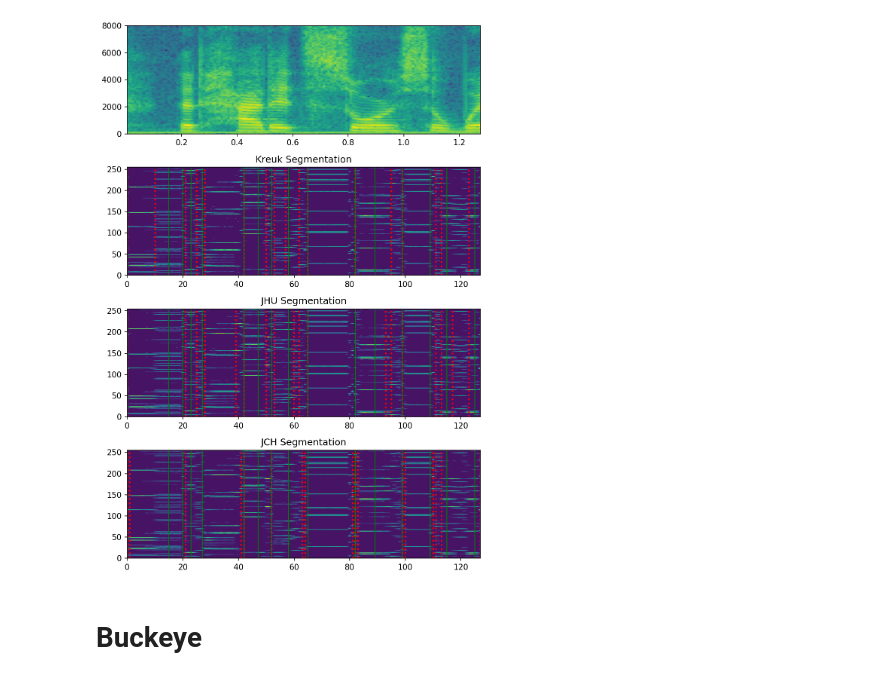
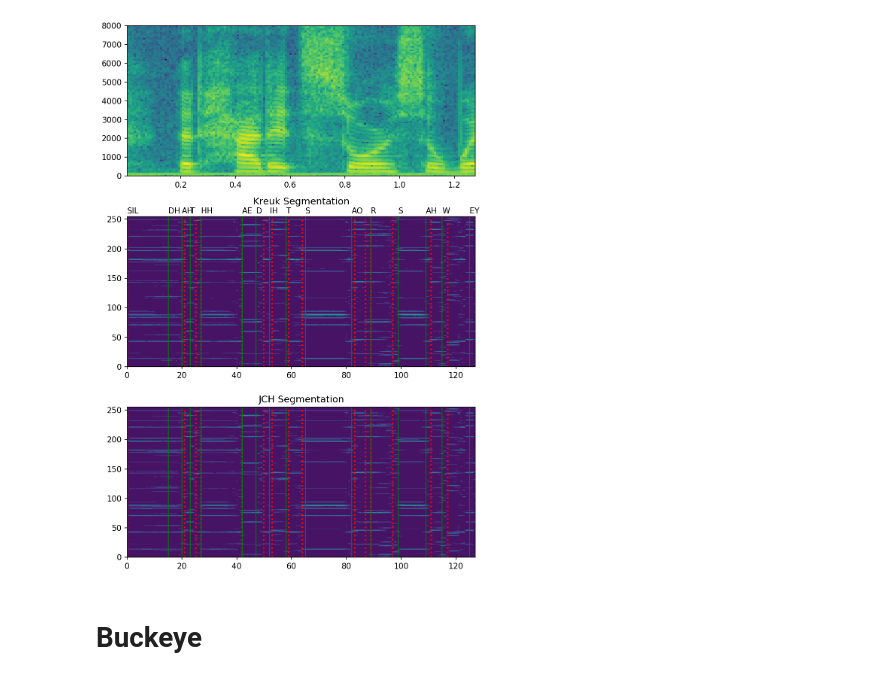
Before and after one commit to anuragkumar95/CPC_audio, a Jupyter notebook: segmentation_visualization.ipynb, the cells around one changed output. Saved outputs shown, nothing was run; the diff lists cells and outputs as text; code cells hidden in the pictures.

```diff
--- a/segmentation_visualization.ipynb
+++ b/segmentation_visualization.ipynb
@@ -42 +55,8 @@ Loading the state dict at /pio/scratch/1/i323106/wav2vec/runs/cpc/acpc-hierarchi
 !!!!!!!!!USING CPCCTC!!!!!!!!!!!!
+# %%
+phoneNames = [
+    'SIL','SPN','S','UW','T','N','K','Y','Z','AO','AY','SH','W','NG','EY',
+    'B','CH','OY','JH','D','ZH','G','UH','F','V','ER','AA','IH',
+    'M','DH','L','AH','P','OW','AW','HH','AE','R','TH','IY','EH'
+]
+codes2phones = {i: j for (i, j) in enumerate(phoneNames)}
@@ -43,9 +83,11 @@ Loading the state dict at /pio/scratch/1/i323106/wav2vec/runs/cpc/acpc-hierarchi
 # %%
-args.pathDB = '/pio/gluster/data/ls-train-clean-100/LibriSpeech/train-clean-100'
-args.pathTrain = '/pio/gluster/data/ls-train-clean-100/train_split.txt'
-args.pathVal = '/pio/gluster/data/ls-train-clean-100/test_split.txt'
+args.pathDB = ['/pio/gluster/data/ls-train-clean-100/LibriSpeech/train-clean-100']
+args.pathTrain = ['/pio/gluster/data/ls-train-clean-100/train_split.txt']
+args.pathVal = ['/pio/gluster/data/ls-train-clean-100/test_split.txt']
 args.pathPhone = '/pio/gluster/data/ls-train-clean-100/converted_aligned_phones.txt'
 args.size_window = 20480
+args.file_extension = ['.flac']
+args.ignore_cache = True
 
 seqNames, speakers = findAllSeqs(args.pathDB,
                                  extension=args.file_extension,
@@ -73,5 +115,6 @@ batchData, label = next(dataIter)
 with torch.no_grad():
     cFeature, encodedData, _ = model(batchData, None)
 label = label['phone']
+cFeature = cFeature[0]
 # %%
 EPS = 1e-7
@@ -206,36 +235,33 @@ R:      0.7920274138450623
 # %%
-features = encodedData
+phones = label[0, trueBoundaries[:-1] + 1].numpy()
+features = torch.cat((features[0], features[1][:, -1, :].unsqueeze(1)), dim=1)
 enc = features[0, :None, :].detach().numpy()
 enc = enc / np.sqrt((enc**2).sum(1, keepdims=True))
 Z = enc.reshape(features.shape[1], features.shape[2]).T
 
 waveform = batchData.cpu().numpy().reshape(-1)
 x = np.arange(0, 128)
 y = np.arange(0, 256)
 X, Y = np.meshgrid(x, y)
 
 plt.figure(figsize=(7, 10), dpi=150)
-plt.subplot(411)
+plt.subplot(311)
 plt.specgram(waveform, Fs=16000)
-plt.subplot(412)
+plt.subplot(312)
 plt.contourf(X, Y, Z, 10)
 plt.vlines(x=boundariesKreuk.cpu().tolist()[:-1], ymin=0, ymax=255, colors='r', linewidth=2, linestyles=':')
 plt.vlines(x=trueBoundaries.numpy().tolist()[:-1], ymin=0, ymax=255, colors='g', linewidth=1)
-plt.title("Kreuk Segmentation")
-plt.subplot(413)
-plt.contourf(X, Y, Z, 10)
-plt.vlines(x=boundariesJHU.cpu().tolist()[:-1], ymin=0, ymax=255, colors='r', linewidth=2, linestyles=':')
-plt.vlines(x=trueBoundaries.numpy().tolist()[:-1], ymin=0, ymax=255, colors='g', linewidth=1)
-plt.title("JHU Segmentation")
-plt.subplot(414)
+plt.title("Kreuk Segmentation", pad=15)
+for p in range(len(phones)):
+    plt.text(x=trueBoundaries[p], y = 260, s=codes2phones[phones[p]])
+plt.subplot(313)
 plt.contourf(X, Y, Z, 10)
 plt.vlines(x=boundariesJCh.cpu().tolist()[:-1], ymin=0, ymax=255, colors='r', linewidth=2, linestyles=':')
 plt.vlines(x=trueBoundaries.numpy().tolist()[:-1], ymin=0, ymax=255, colors='g', linewidth=1)
 plt.title("JCH Segmentation")
 plt.tight_layout()
-plt.savefig(CP.split('/')[-2] + '_comp_segmentations')
 # %% [output]
-[figure, old version]
+[figure, new version]
 # %% [markdown]
 # Buckeye
 # %%
```
Also changed, not shown: parts of 10 cells of this notebook, 13 other files.
